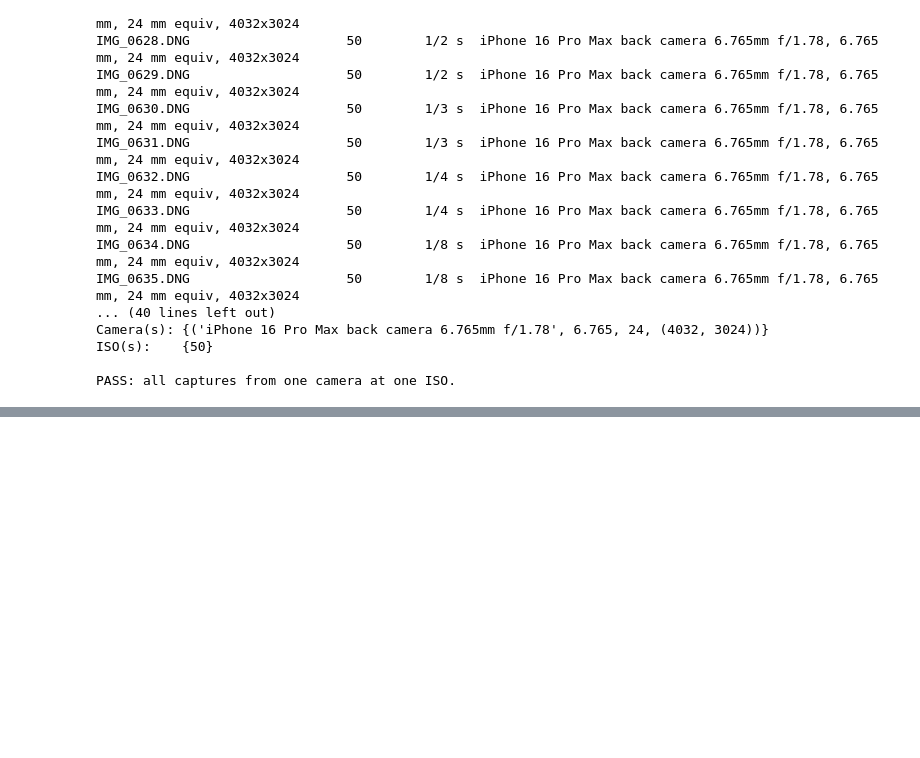
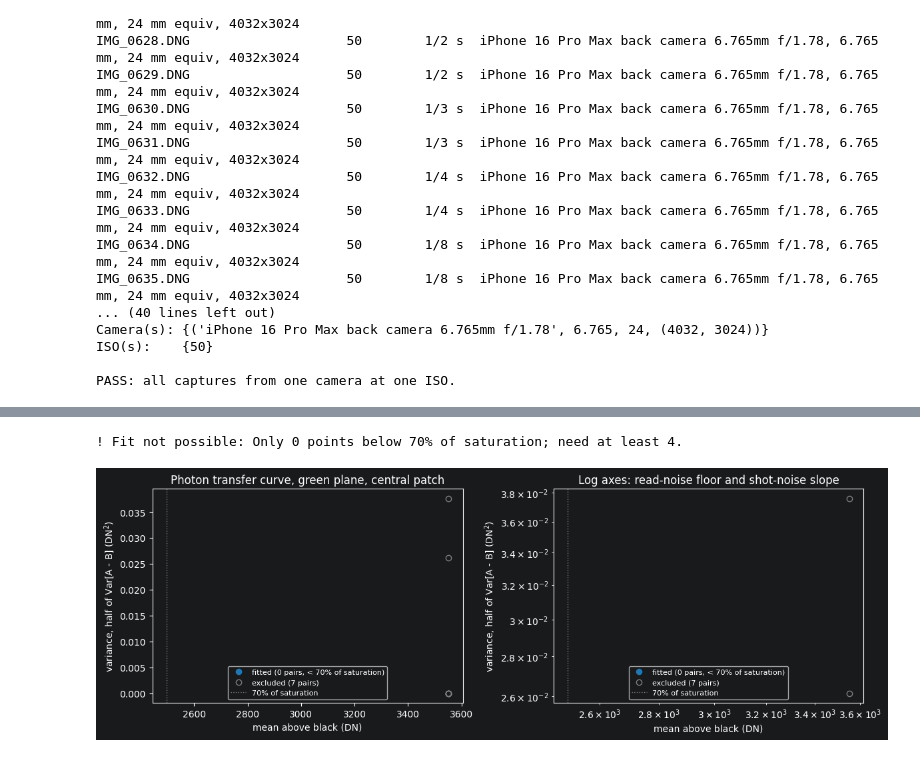
Before and after one commit to Jon-Knapp/EE513, a Jupyter notebook: Project 1/Noise and Linear Light.ipynb, the cells around one changed output, grey strips where cells are left out. Saved outputs shown, nothing was run; the diff lists cells and outputs as text; code cells hidden in the pictures; blank space fills up the shorter version.

```diff
--- a/Project 1/Noise and Linear Light.ipynb
+++ b/Project 1/Noise and Linear Light.ipynb
@@ -388,0 +419,18 @@ PASS: all captures from one camera at one ISO.
+# %%
+rows = []
+for f in dng_files(DARK_DIR):
+    et = exposure_of(f)
+    for ch in bayer_channels(f):
+        rows.append({"file": f.name, "exposure": fmt_exposure(et),
+                     "exposure_s": float(et), "ISO": iso_of(f), **ch})
+dark_ch = pd.DataFrame(rows)
+
+per_level = (dark_ch.groupby("exposure_s")
+             .agg(exposure=("exposure", "first"), frames=("file", "nunique")))
+print(f"{dark_ch.file.nunique()} dark frames at {len(per_level)} exposure times, "
+      f"spanning {per_level.exposure.iloc[0]} to {per_level.exposure.iloc[-1]}")
+for _, r in per_level.iterrows():
+    flag = "" if r.frames >= 5 else f"   <-- {r.frames} frames, need 5"
+    print(f"  {r.exposure:>10}: {r.frames} frames{flag}")
+if len(per_level) < 4:
+    print("! Fewer than 4 exposure times.")
@@ -388,0 +670,48 @@ PASS: all captures from one camera at one ISO.
+# %%
+try:
+    ptc_fit = fit_ptc(ptc_df.mean_DN, ptc_df.variance_DN2, full_scale=FULL_SCALE, frac=0.70)
+except ValueError as err:
+    ptc_fit = None
+    print(f"! Fit not possible: {err}")
+
+used = ((ptc_df.mean_DN > 0) & (ptc_df.mean_DN < 0.70 * FULL_SCALE)).to_numpy()
+x, y = ptc_df.mean_DN.to_numpy(), ptc_df.variance_DN2.to_numpy()
+
+fig, axes = plt.subplots(1, 2, figsize=(12, 4.2))
+for ax, log in zip(axes, (False, True)):
+    ax.plot(x[used], y[used], "o", ms=6, color="tab:blue",
+            label=f"fitted ({used.sum()} pairs, < 70% of saturation)")
+    ax.plot(x[~used], y[~used], "o", ms=6, mfc="none", color="gray",
+            label=f"excluded ({(~used).sum()} pairs)")
+    ax.axvline(0.70 * FULL_SCALE, ls=":", color="gray", lw=1, label="70% of saturation")
+
+    if ptc_fit is not None:
+        K, c, cov = ptc_fit["K"], ptc_fit["intercept"], ptc_fit["cov"]
+        lo = max(x[x > 0].min() * 0.5, 1e-3) if log else 0
+        xs = np.geomspace(lo, x.max() * 1.05, 200) if log else np.linspace(0, x.max() * 1.05, 200)
+        line = K * xs + c
+        X = np.c_[xs, np.ones_like(xs)]
+        band = np.sqrt(np.einsum("ij,jk,ik->i", X, cov, X))   # 1-sigma on the fitted line
+        ax.plot(xs, line, "-", lw=2, color="tab:green",
+                label=f"fit: K = {K:.4f} DN/e$^-$, $\\sigma_r$ = {ptc_fit['read']:.2f} e$^-$")
+        ax.fill_between(xs, line - band, line + band, color="tab:green", alpha=0.2,
+                        label="fit $\\pm 1\\sigma$")
+        if log and c > 0:
+            ax.axhline(c, ls="--", lw=1.2, color="tab:orange",
+                       label=f"read-noise floor $K^2\\sigma_r^2$ = {c:.2f} DN$^2$")
+
+    if log:
+        ax.set_xscale("log"); ax.set_yscale("log")
+        ax.set_title("Log axes: read-noise floor and shot-noise slope")
+    else:
+        ax.set_title("Photon transfer curve, green plane, central patch")
+    ax.set_xlabel("mean above black (DN)")
+    ax.set_ylabel("variance, half of Var[A - B] (DN$^2$)")
+    ax.legend(fontsize=8)
+
+fig.tight_layout()
+fig.savefig("hw3_item6_ptc.png", dpi=150, bbox_inches="tight")
+plt.show()
+# %% [output]
+! Fit not possible: Only 0 points below 70% of saturation; need at least 4.
+[figure, added]
```
Also changed, not shown: parts of 44 cells of this notebook, 6 other files.
